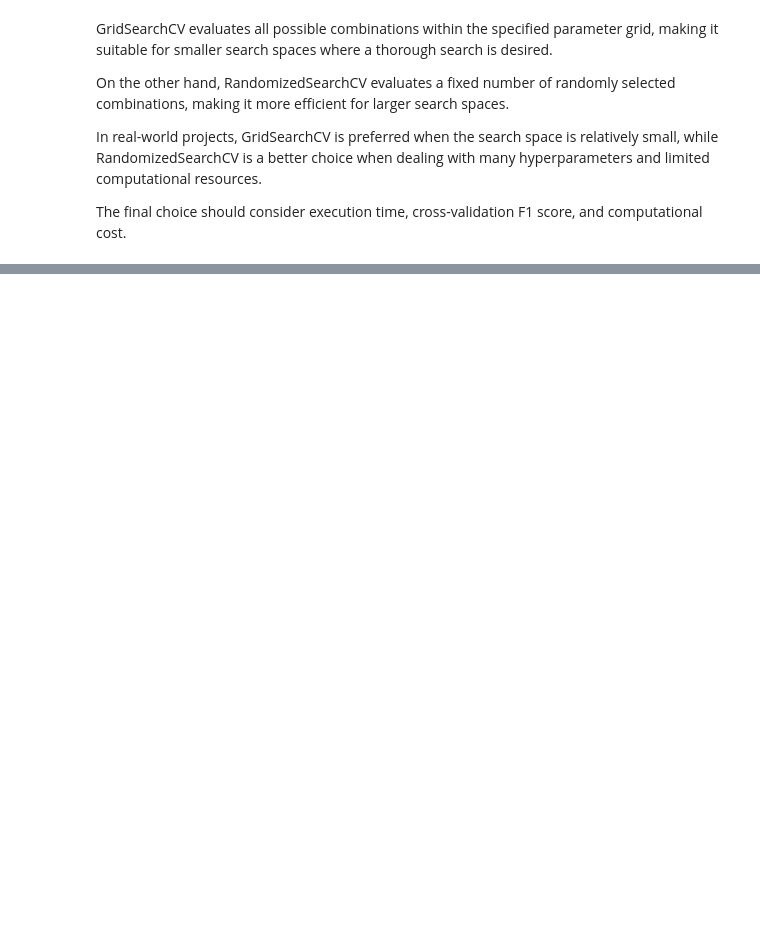
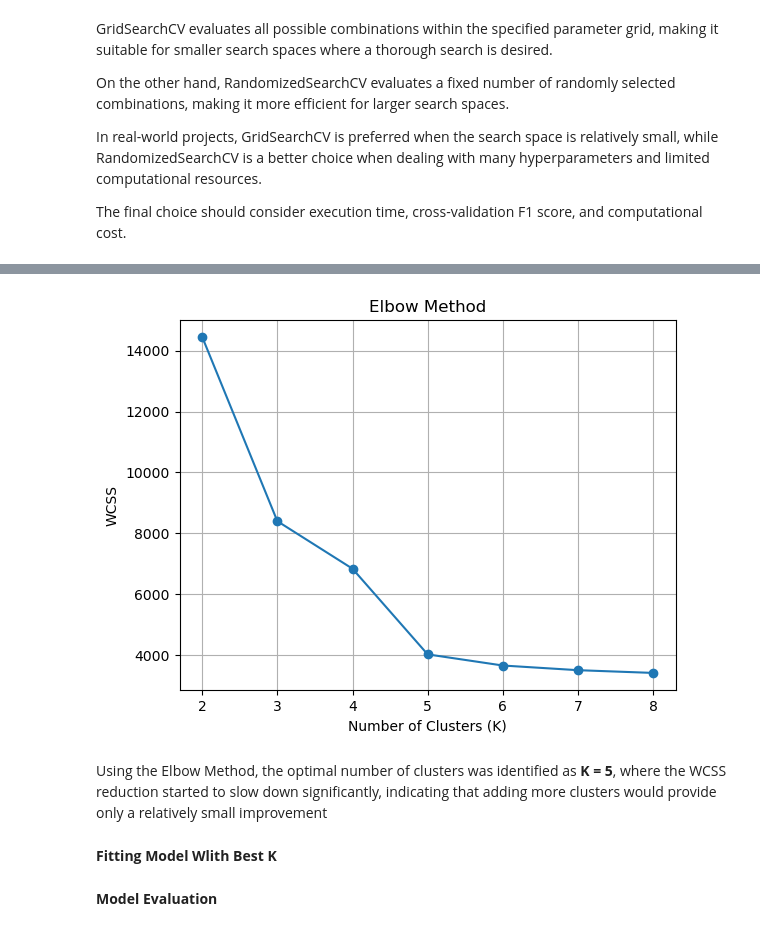
Before and after one commit to Omarsaidmohamed/ml_project1, a Jupyter notebook: notebook/ML_Code.ipynb, the cells around one changed output, grey strips where cells are left out. Saved outputs shown, nothing was run; the diff lists cells and outputs as text; code cells hidden in the pictures; blank space fills up the shorter version.

```diff
--- a/notebook/ML_Code.ipynb
+++ b/notebook/ML_Code.ipynb
@@ -1382,0 +1437,10 @@ The final choice should consider execution time, cross-validation F1 score, and
+# %%
+usage_behave_df_cp = usage_behave_df.drop(columns='customer_id' )
+# %%
+scaler = StandardScaler()
+
+usage_behave_df_cp = pd.DataFrame(
+    scaler.fit_transform(usage_behave_df_cp),
+    columns=usage_behave_df_cp.columns,
+    index=usage_behave_df_cp.index
+)
@@ -1382,0 +1456,6 @@ The final choice should consider execution time, cross-validation F1 score, and
+# %%
+WCSS =[]
+for i in range(2,9):
+    km = KMeans(n_clusters=i)
+    km.fit(usage_behave_df_cp)
+    WCSS.append(km.inertia_)
@@ -1382,0 +1472,18 @@ The final choice should consider execution time, cross-validation F1 score, and
+# %%
+
+plt.plot(range(2, 9), WCSS, marker='o')
+
+plt.xlabel('Number of Clusters (K)')
+plt.ylabel('WCSS')
+plt.title('Elbow Method')
+
+plt.xticks(range(2, 9))
+plt.grid()
+
+plt.show()
+# %% [output]
+[figure, added]
+# %% [markdown]
+Using the Elbow Method, the optimal number of clusters was identified as **K = 5**, where the WCSS reduction started to slow down significantly, indicating that adding more clusters would provide only a relatively small improvement
+# %% [markdown]
+**Fitting Model Wlith Best K**
@@ -1382,0 +1495,2 @@ The final choice should consider execution time, cross-validation F1 score, and
+# %% [markdown]
+**Model Evaluation**
```
Also changed, not shown: parts of 58 cells of this notebook.
